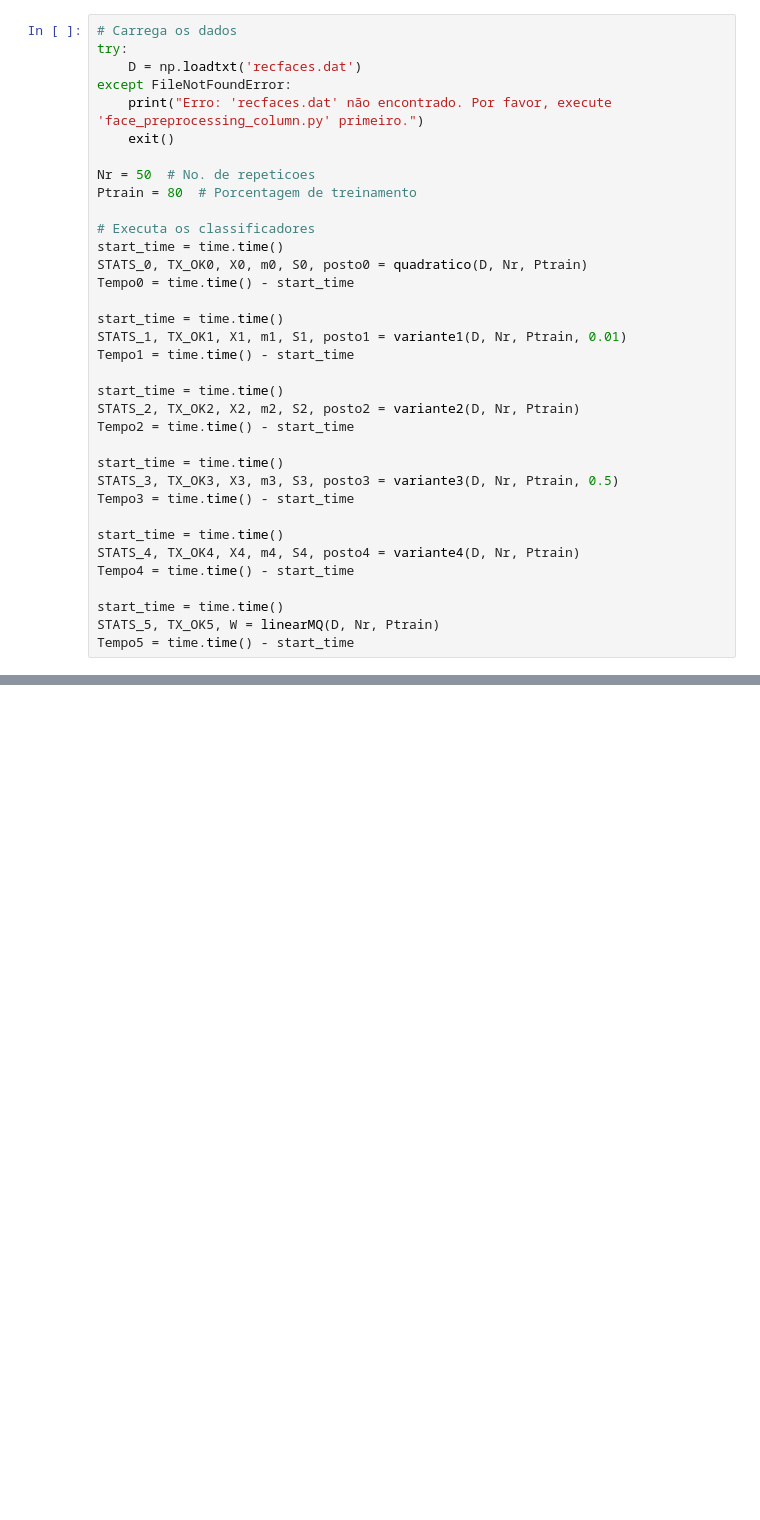
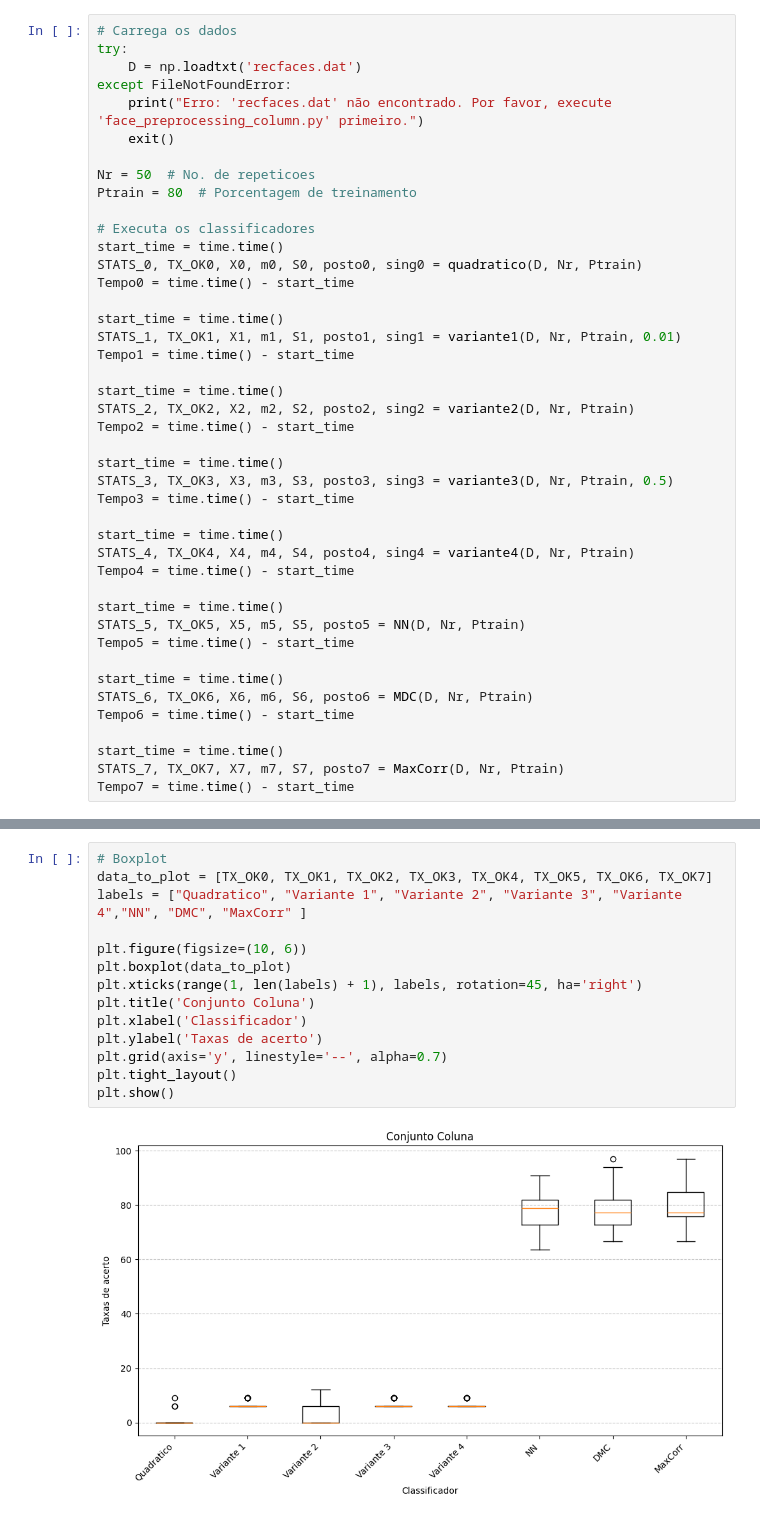
Before and after one commit to hubertlm/TC02, a Jupyter notebook: Kit_projeto_FACES/TC02.ipynb, the cells around one changed output, grey strips where cells are left out. Cells and saved outputs as stored; diff of their text form; blank space fills up the shorter version.

```diff
--- a/Kit_projeto_FACES/TC02.ipynb
+++ b/Kit_projeto_FACES/TC02.ipynb
@@ -220,25 +885,33 @@ Ptrain = 80  # Porcentagem de treinamento
 
 # Executa os classificadores
 start_time = time.time()
-STATS_0, TX_OK0, X0, m0, S0, posto0 = quadratico(D, Nr, Ptrain)
+STATS_0, TX_OK0, X0, m0, S0, posto0, sing0 = quadratico(D, Nr, Ptrain)
 Tempo0 = time.time() - start_time
 
 start_time = time.time()
-STATS_1, TX_OK1, X1, m1, S1, posto1 = variante1(D, Nr, Ptrain, 0.01)
+STATS_1, TX_OK1, X1, m1, S1, posto1, sing1 = variante1(D, Nr, Ptrain, 0.01)
 Tempo1 = time.time() - start_time
 
 start_time = time.time()
-STATS_2, TX_OK2, X2, m2, S2, posto2 = variante2(D, Nr, Ptrain)
+STATS_2, TX_OK2, X2, m2, S2, posto2, sing2 = variante2(D, Nr, Ptrain)
 Tempo2 = time.time() - start_time
 
 start_time = time.time()
-STATS_3, TX_OK3, X3, m3, S3, posto3 = variante3(D, Nr, Ptrain, 0.5)
+STATS_3, TX_OK3, X3, m3, S3, posto3, sing3 = variante3(D, Nr, Ptrain, 0.5)
 Tempo3 = time.time() - start_time
 
 start_time = time.time()
-STATS_4, TX_OK4, X4, m4, S4, posto4 = variante4(D, Nr, Ptrain)
+STATS_4, TX_OK4, X4, m4, S4, posto4, sing4 = variante4(D, Nr, Ptrain)
 Tempo4 = time.time() - start_time
 
 start_time = time.time()
-STATS_5, TX_OK5, W = linearMQ(D, Nr, Ptrain)
+STATS_5, TX_OK5, X5, m5, S5, posto5 = NN(D, Nr, Ptrain)
 Tempo5 = time.time() - start_time
+
+start_time = time.time()
+STATS_6, TX_OK6, X6, m6, S6, posto6 = MDC(D, Nr, Ptrain)
+Tempo6 = time.time() - start_time
+
+start_time = time.time()
+STATS_7, TX_OK7, X7, m7, S7, posto7 = MaxCorr(D, Nr, Ptrain)
+Tempo7 = time.time() - start_time
@@ -269,0 +963,16 @@ plt.show()
+# %%
+# Boxplot
+data_to_plot = [TX_OK0, TX_OK1, TX_OK2, TX_OK3, TX_OK4, TX_OK5, TX_OK6, TX_OK7]
+labels = ["Quadratico", "Variante 1", "Variante 2", "Variante 3", "Variante 4","NN", "DMC", "MaxCorr" ]
+
+plt.figure(figsize=(10, 6))
+plt.boxplot(data_to_plot)
+plt.xticks(range(1, len(labels) + 1), labels, rotation=45, ha='right')
+plt.title('Conjunto Coluna')
+plt.xlabel('Classificador')
+plt.ylabel('Taxas de acerto')
+plt.grid(axis='y', linestyle='--', alpha=0.7)
+plt.tight_layout()
+plt.show()
+# %% [output]
+[figure, added]
```
Also changed, not shown: parts of 31 cells of this notebook, 2 other files.
